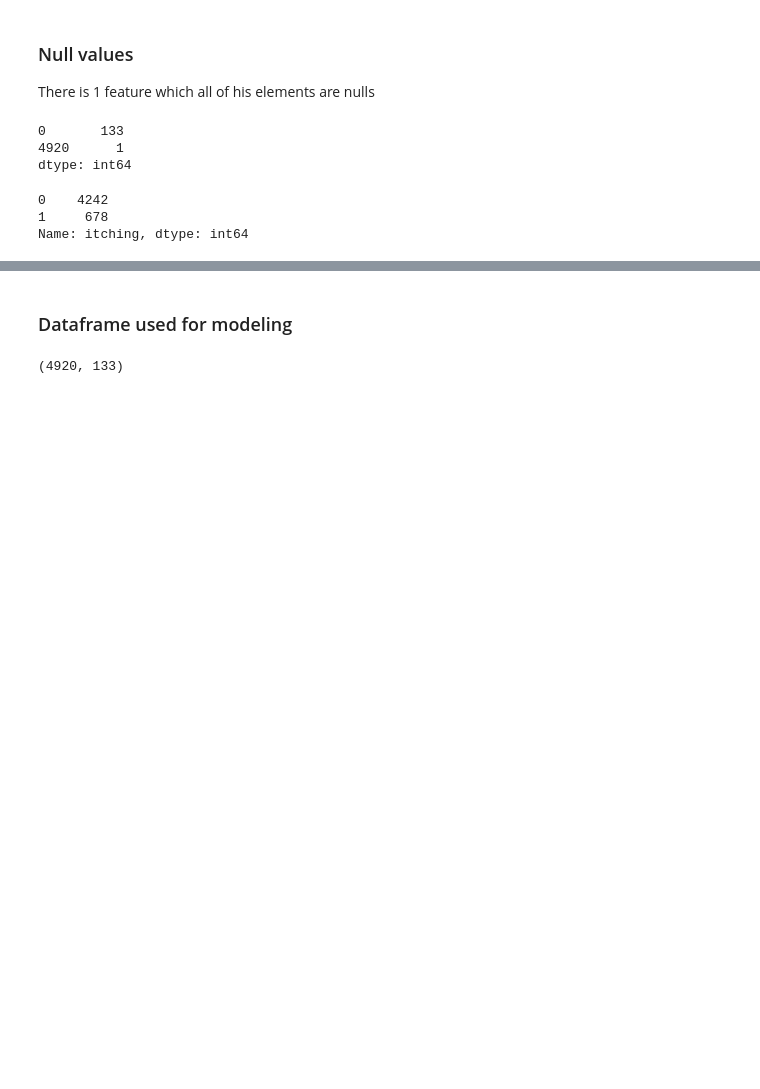
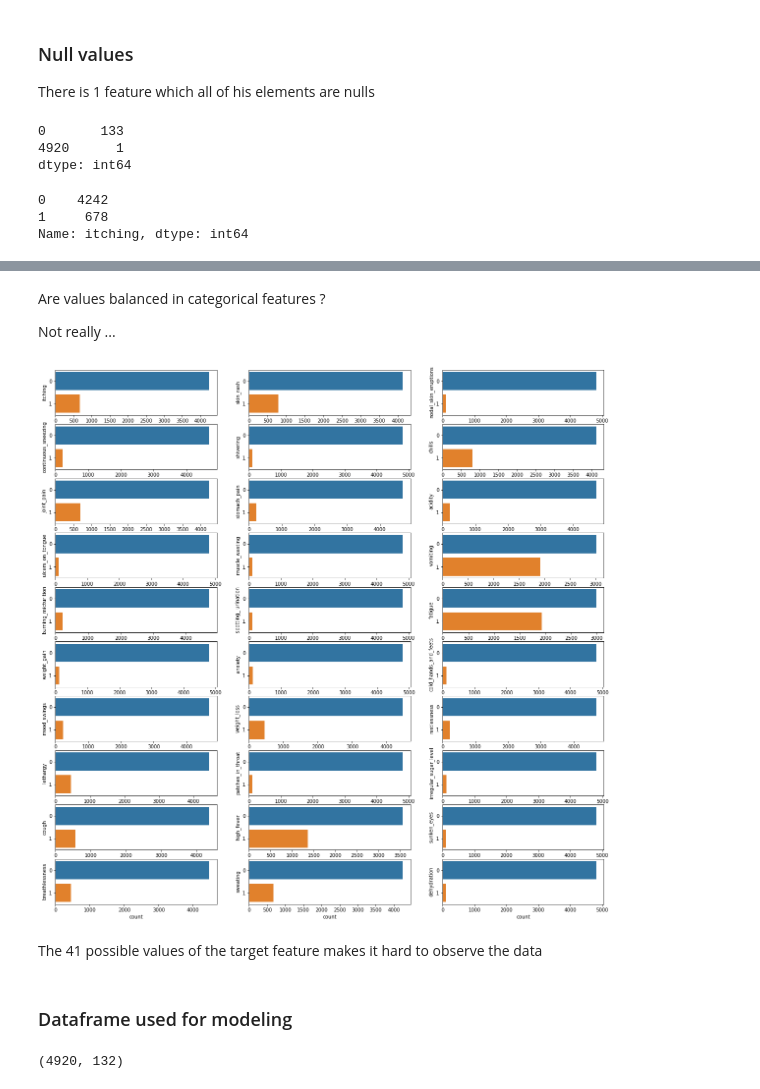
Before and after one commit to adrian-ramirezc/disease-prediction, a Jupyter notebook: eda.ipynb, the cells around one changed output, grey strips where cells are left out. Drawn from its saved outputs; the diff is of its cells as text; code cells hidden in the pictures; blank space fills up the shorter version.

```diff
--- a/eda.ipynb
+++ b/eda.ipynb
@@ -116,7 +124,27 @@ Name: itching, dtype: int64
+# %% [markdown]
+Are values balanced in categorical features ?
+
+Not really ...
+# %%
+import matplotlib.pyplot as plt
+import seaborn as sns
+
+datas = df.columns
+fig, ax =plt.subplots(10,3, figsize=(20,20))
+
+k = 0
+for i in range(10):
+    for j in range(3):
+        sns.countplot(y=datas[k], data=df, ax=ax[i][j])
+        k = k + 1
+# %% [output]
+[figure, added]
+# %% [markdown]
+The 41 possible values of the target feature makes it hard to observe the data
 # %% [markdown]
 ### Dataframe used for modeling
 # %%
-df_final = df.drop("Unnamed: 133", axis = 1)
+df_final = df.drop(["Unnamed: 133","fluid_overload"], axis = 1)
 df_final.shape
 # %% [output]
-(4920, 133)
+(4920, 132)
```
Also changed, not shown: parts of 1 cell of this notebook, 1 other file.
